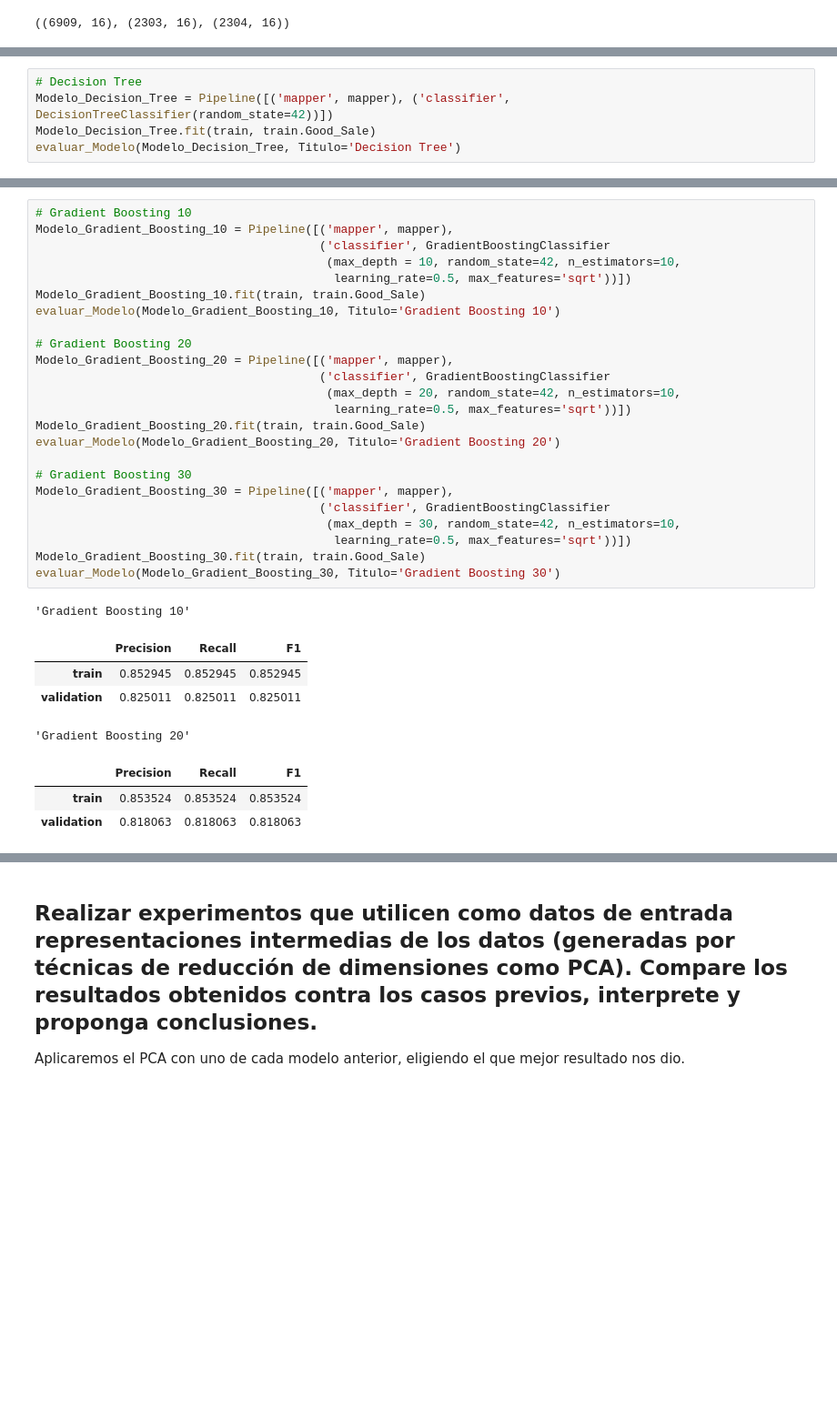
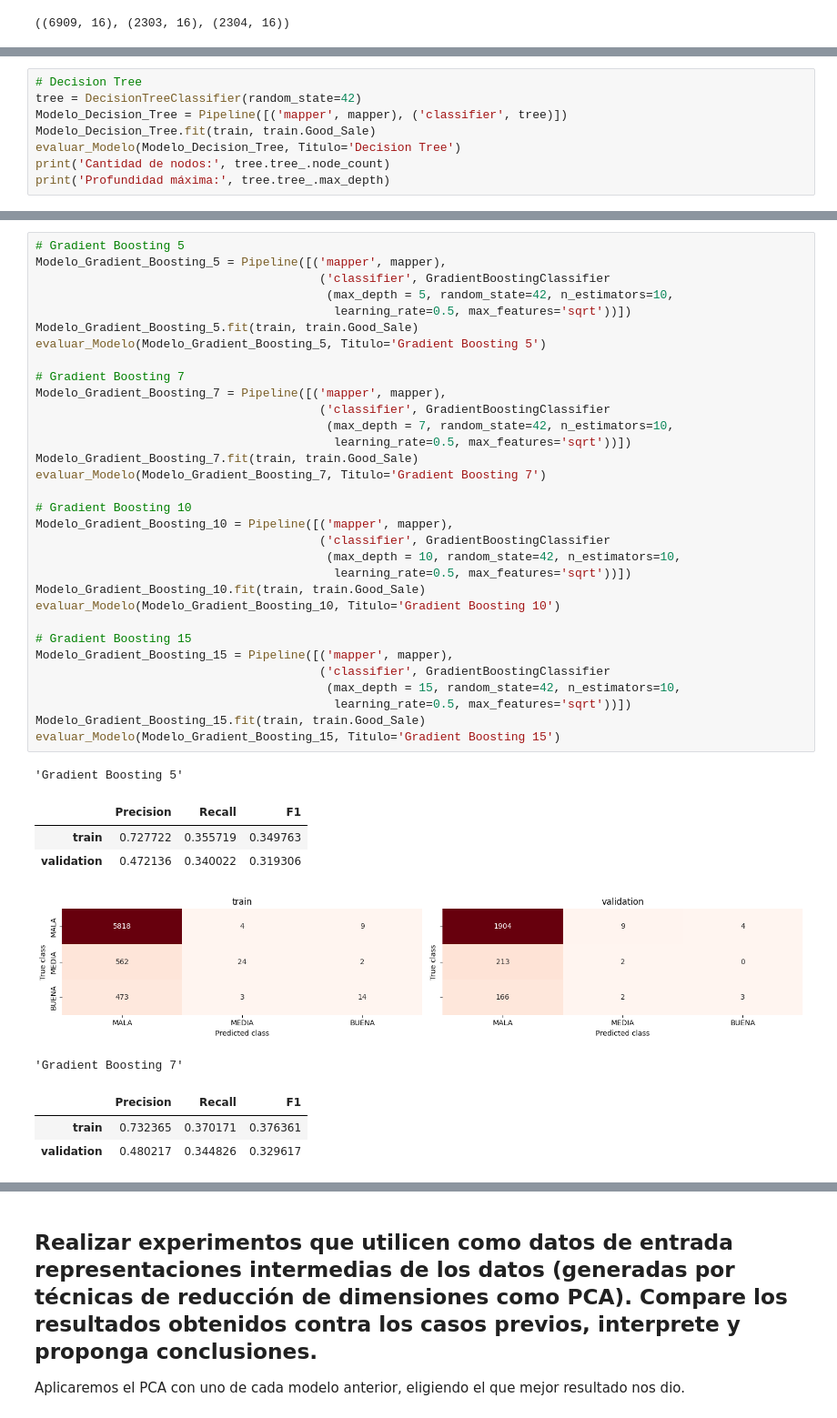
Before and after one commit to DiegoBressan/ml-grupo5, a Jupyter notebook: tp2_experimentation.ipynb, the cells around one changed output, grey strips where cells are left out. Shown at 91% size. Drawn from its saved outputs; the diff is of its cells as text; blank space fills up the shorter version.

```diff
--- a/tp2_experimentation.ipynb
+++ b/tp2_experimentation.ipynb
@@ -238,8 +254,11 @@ evaluar_Modelo(Modelo_KNN, Titulo='kNN')
 # %%
 # Decision Tree
-Modelo_Decision_Tree = Pipeline([('mapper', mapper), ('classifier', DecisionTreeClassifier(random_state=42))])
+tree = DecisionTreeClassifier(random_state=42)
+Modelo_Decision_Tree = Pipeline([('mapper', mapper), ('classifier', tree)])
 Modelo_Decision_Tree.fit(train, train.Good_Sale)
 evaluar_Modelo(Modelo_Decision_Tree, Titulo='Decision Tree')
+print('Cantidad de nodos:', tree.tree_.node_count)
+print('Profundidad máxima:', tree.tree_.max_depth)
 # %% [output]
 'Decision Tree'
 |  | Precision | Recall | F1 |
@@ -383,33 +417,42 @@ En el caso de Decision Tree, podemos notar que a medida que incrementamos el par
 # %%
+# Gradient Boosting 5
+Modelo_Gradient_Boosting_5 = Pipeline([('mapper', mapper),
+                                        ('classifier', GradientBoostingClassifier
+                                         (max_depth = 5, random_state=42, n_estimators=10,
+                                          learning_rate=0.5, max_features='sqrt'))])
+Modelo_Gradient_Boosting_5.fit(train, train.Good_Sale)
+evaluar_Modelo(Modelo_Gradient_Boosting_5, Titulo='Gradient Boosting 5')
+
+# Gradient Boosting 7
+Modelo_Gradient_Boosting_7 = Pipeline([('mapper', mapper),
+                                        ('classifier', GradientBoostingClassifier
+                                         (max_depth = 7, random_state=42, n_estimators=10,
+                                          learning_rate=0.5, max_features='sqrt'))])
+Modelo_Gradient_Boosting_7.fit(train, train.Good_Sale)
+evaluar_Modelo(Modelo_Gradient_Boosting_7, Titulo='Gradient Boosting 7')
+
 # Gradient Boosting 10
 Modelo_Gradient_Boosting_10 = Pipeline([('mapper', mapper),
                                         ('classifier', GradientBoostingClassifier
                                          (max_depth = 10, random_state=42, n_estimators=10,
                                           learning_rate=0.5, max_features='sqrt'))])
 Modelo_Gradient_Boosting_10.fit(train, train.Good_Sale)
 evaluar_Modelo(Modelo_Gradient_Boosting_10, Titulo='Gradient Boosting 10')
 
-# Gradient Boosting 20
-Modelo_Gradient_Boosting_20 = Pipeline([('mapper', mapper),
+# Gradient Boosting 15
+Modelo_Gradient_Boosting_15 = Pipeline([('mapper', mapper),
                                         ('classifier', GradientBoostingClassifier
-                                         (max_depth = 20, random_state=42, n_estimators=10,
+                                         (max_depth = 15, random_state=42, n_estimators=10,
                                           learning_rate=0.5, max_features='sqrt'))])
-Modelo_Gradient_Boosting_20.fit(train, train.Good_Sale)
-evaluar_Modelo(Modelo_Gradient_Boosting_20, Titulo='Gradient Boosting 20')
-
-# Gradient Boosting 30
-Modelo_Gradient_Boosting_30 = Pipeline([('mapper', mapper),
-                                        ('classifier', GradientBoostingClassifier
-                                         (max_depth = 30, random_state=42, n_estimators=10,
-                                          learning_rate=0.5, max_features='sqrt'))])
-Modelo_Gradient_Boosting_30.fit(train, train.Good_Sale)
-evaluar_Modelo(Modelo_Gradient_Boosting_30, Titulo='Gradient Boosting 30')
+Modelo_Gradient_Boosting_15.fit(train, train.Good_Sale)
+evaluar_Modelo(Modelo_Gradient_Boosting_15, Titulo='Gradient Boosting 15')
 # %% [output]
-'Gradient Boosting 10'
+'Gradient Boosting 5'
 |  | Precision | Recall | F1 |
-| train | 0.852945 | 0.852945 | 0.852945 |
-| validation | 0.825011 | 0.825011 | 0.825011 |
+| train | 0.727722 | 0.355719 | 0.349763 |
+| validation | 0.472136 | 0.340022 | 0.319306 |
+[figure, added]
-'Gradient Boosting 20'
+'Gradient Boosting 7'
 |  | Precision | Recall | F1 |
-| train | 0.853524 | 0.853524 | 0.853524 |
-| validation | 0.818063 | 0.818063 | 0.818063 |
+| train | 0.732365 | 0.370171 | 0.376361 |
+| validation | 0.480217 | 0.344826 | 0.329617 |
```
Also changed, not shown: parts of 31 cells of this notebook.
